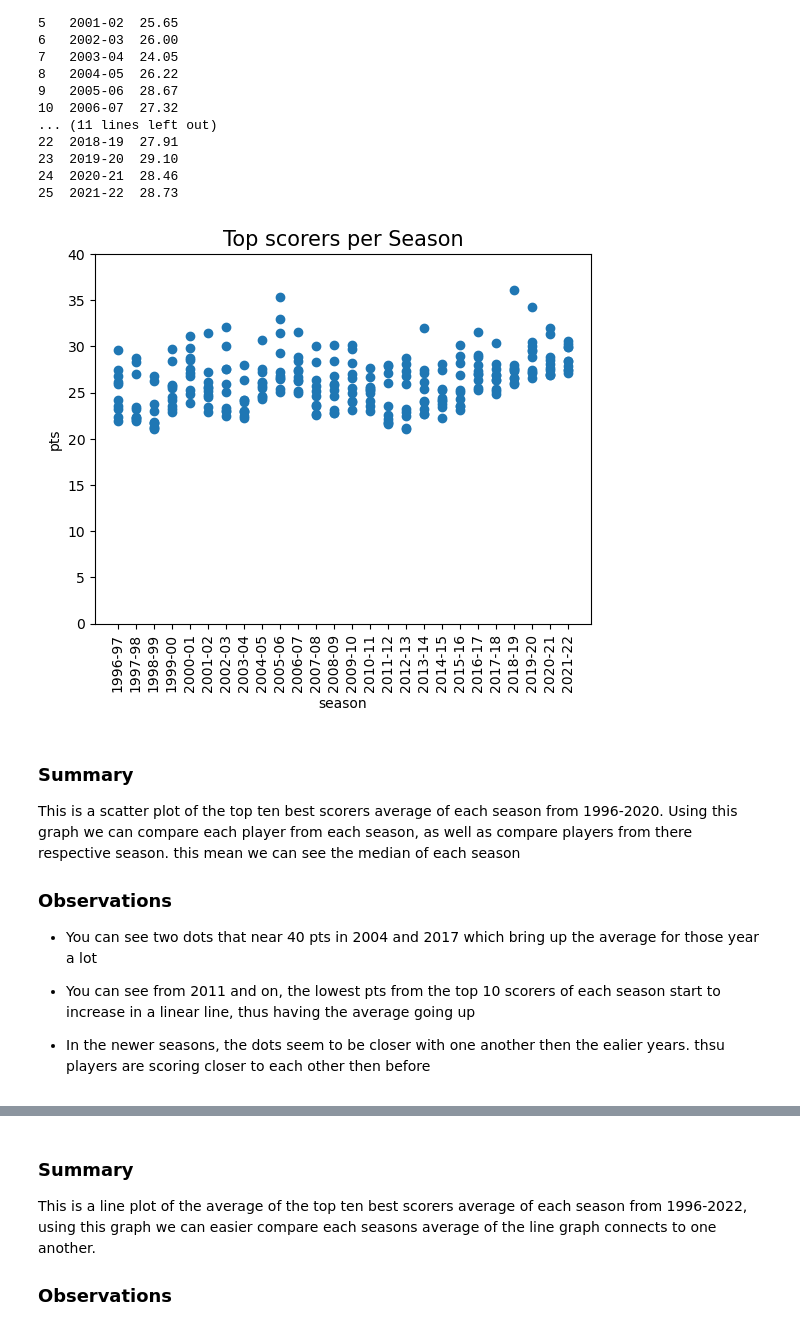
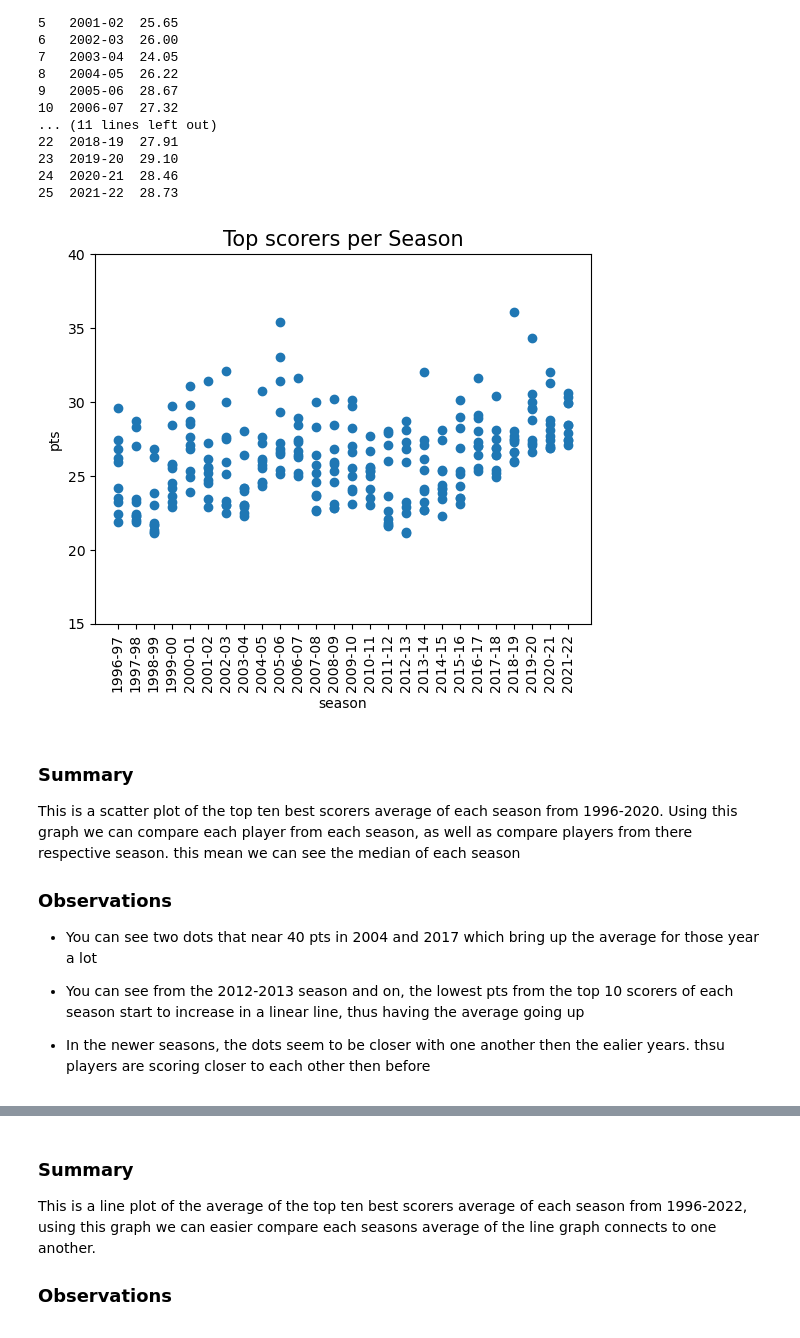
Before and after one commit to ubco-W2022T2-data301/project-group-group39, a Jupyter notebook: analysis/analysis2.ipynb, the cells around one changed output, grey strips where cells are left out. Saved outputs shown, nothing was run; the diff lists cells and outputs as text; code cells hidden in the pictures.

```diff
--- a/analysis/analysis2.ipynb
+++ b/analysis/analysis2.ipynb
@@ -115,27 +116,22 @@ print(dfs)
 24  2020-21  28.46
 25  2021-22  28.73
 # %%
-import pandas as pd
-import seaborn as sns
-import matplotlib.pyplot as plt
 
-import pandas as pd
-import seaborn as sns
-import matplotlib.pyplot as plt
+
 top10 = allSeason.groupby('season').apply(lambda x: x.nlargest(10, 'pts')).reset_index(drop=True)
 fig, ax = plt.subplots()
 ax.scatter(top10['season'], top10['pts'])
 ax.set_xlabel('season')
 ax.set_ylabel('pts')
 ax.set_title('Top scorers per Season')
 ax.title.set_size(15)
 
 ax.set_xticks(range(len(top10['season'].unique())))
 ax.set_xticklabels(top10['season'].unique(), rotation=90)
-ax.set_yticks([0, 5, 10, 15, 20, 25, 30, 35, 40])
+ax.set_yticks([15, 20, 25, 30, 35, 40])
 plt.show()
 # %% [output]
-[figure, old version]
+[figure, new version]
 # %% [markdown]
 ### Summary
  This is a scatter plot of the top ten best scorers average of each season from 1996-2020. Using this graph we can  compare each player from each season, as well as compare players from there respective season. this mean we can see the median of each season
@@ -144,6 +140,6 @@ plt.show()
 
 * You can see two dots that near 40 pts in 2004 and 2017 which bring up the average for those year a lot
 
-* You can see from 2011 and on, the lowest pts from the top 10 scorers of each season start to increase in a linear line, thus having the average going up
+* You can see from the 2012-2013 season and on, the lowest pts from the top 10 scorers of each season start to increase in a linear line, thus having the average going up
 
 * In the newer seasons, the dots seem to be closer with one another then the ealier years. thsu players are scoring closer to each other then before
```
Also changed, not shown: parts of 5 cells of this notebook, 1 other file.
